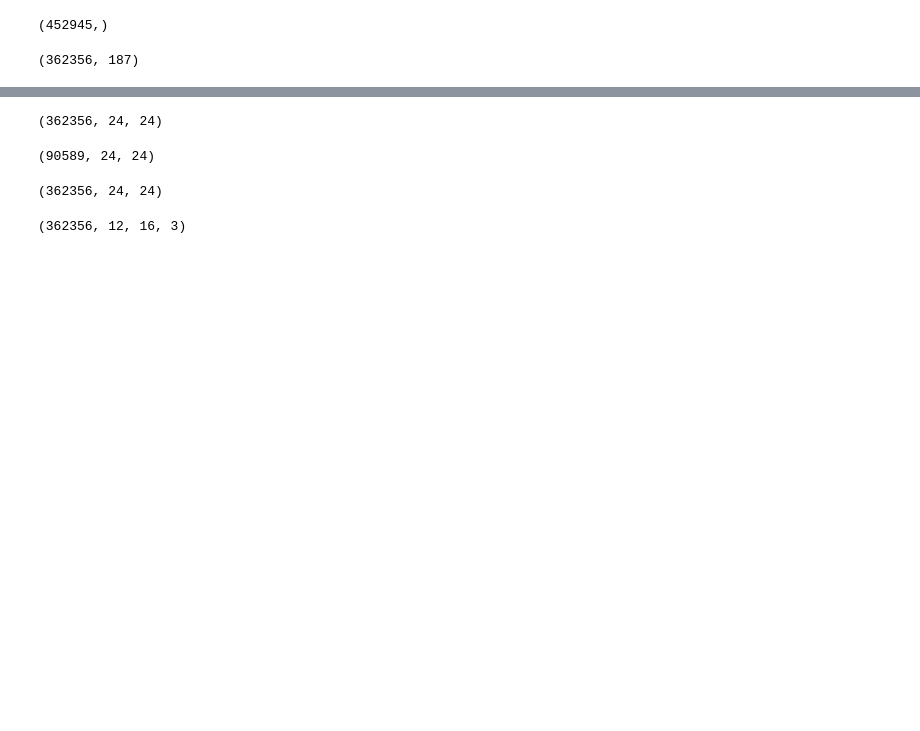
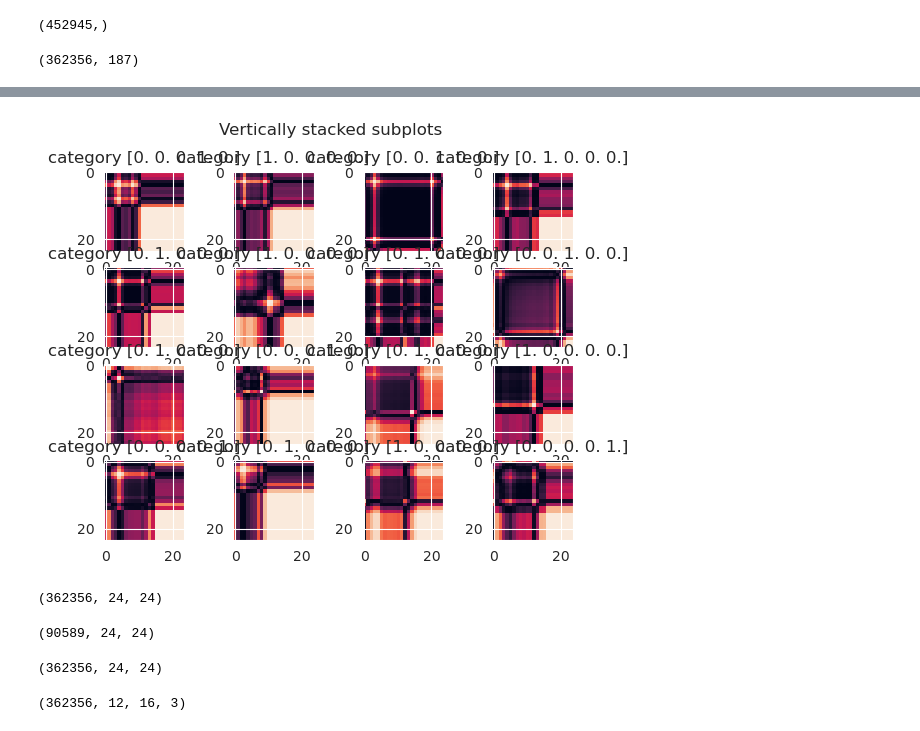
Before and after one commit to XDEBUF/DL_Heart_Disease, a Jupyter notebook: ecg_notebook_final_xavier_debuf_version_final.ipynb, the cells around one changed output, grey strips where cells are left out. Saved outputs shown, nothing was run; the diff lists cells and outputs as text; code cells hidden in the pictures; blank space fills up the shorter version.

```diff
--- a/ecg_notebook_final_xavier_debuf_version_final.ipynb
+++ b/ecg_notebook_final_xavier_debuf_version_final.ipynb
@@ -1670,3 +1721,46 @@ plt.savefig('./img/markov_90001.png')
+# %%
+gaf = GramianAngularField(image_size=24)
+im_train = gaf.fit_transform(X_train)
+im_test = gaf.transform(X_test)
+
+# plot one image
+fig, axs = plt.subplots(4,4)
+fig.suptitle('Vertically stacked subplots')
+axs[0][0].imshow(im_test[0])
+axs[0][0].set_title(f'category {y_test[0]}')
+axs[0][1].imshow(im_test[10000])
+axs[0][1].set_title(f'category {y_test[10000]}')
+axs[0][2].imshow(im_test[30000])
+axs[0][2].set_title(f'category {y_test[30000]}')
+axs[0][3].imshow(im_test[40000])
+axs[0][3].set_title(f'category {y_test[40000]}')
+axs[1][0].imshow(im_test[50000])
+axs[1][0].set_title(f'category {y_test[50000]}')
+axs[1][1].imshow(im_test[60000])
+axs[1][1].set_title(f'category {y_test[60000]}')
+axs[1][2].imshow(im_test[70000])
+axs[1][2].set_title(f'category {y_test[70000]}')
+axs[1][3].imshow(im_test[80000])
+axs[1][3].set_title(f'category {y_test[80000]}')
+axs[2][0].imshow(im_test[90000])
+axs[2][0].set_title(f'category {y_test[90000]}')
+axs[2][1].imshow(im_test[30001])
+axs[2][1].set_title(f'category {y_test[30001]}')
+axs[2][2].imshow(im_test[40001])
+axs[2][2].set_title(f'category {y_test[40001]}')
+axs[2][3].imshow(im_test[50001])
+axs[2][3].set_title(f'category {y_test[50001]}')
+axs[3][0].imshow(im_test[60001])
+axs[3][0].set_title(f'category {y_test[60001]}')
+axs[3][1].imshow(im_test[70001])
+axs[3][1].set_title(f'category {y_test[70001]}')
+axs[3][2].imshow(im_test[80001])
+axs[3][2].set_title(f'category {y_test[80001]}')
+axs[3][3].imshow(im_test[90001])
+axs[3][3].set_title(f'category {y_test[90001]}')
+plt.show()
+# %% [output]
+[figure, added]
 # %%
 im_train.shape
 # %% [output]
```
Also changed, not shown: parts of 58 cells of this notebook.
